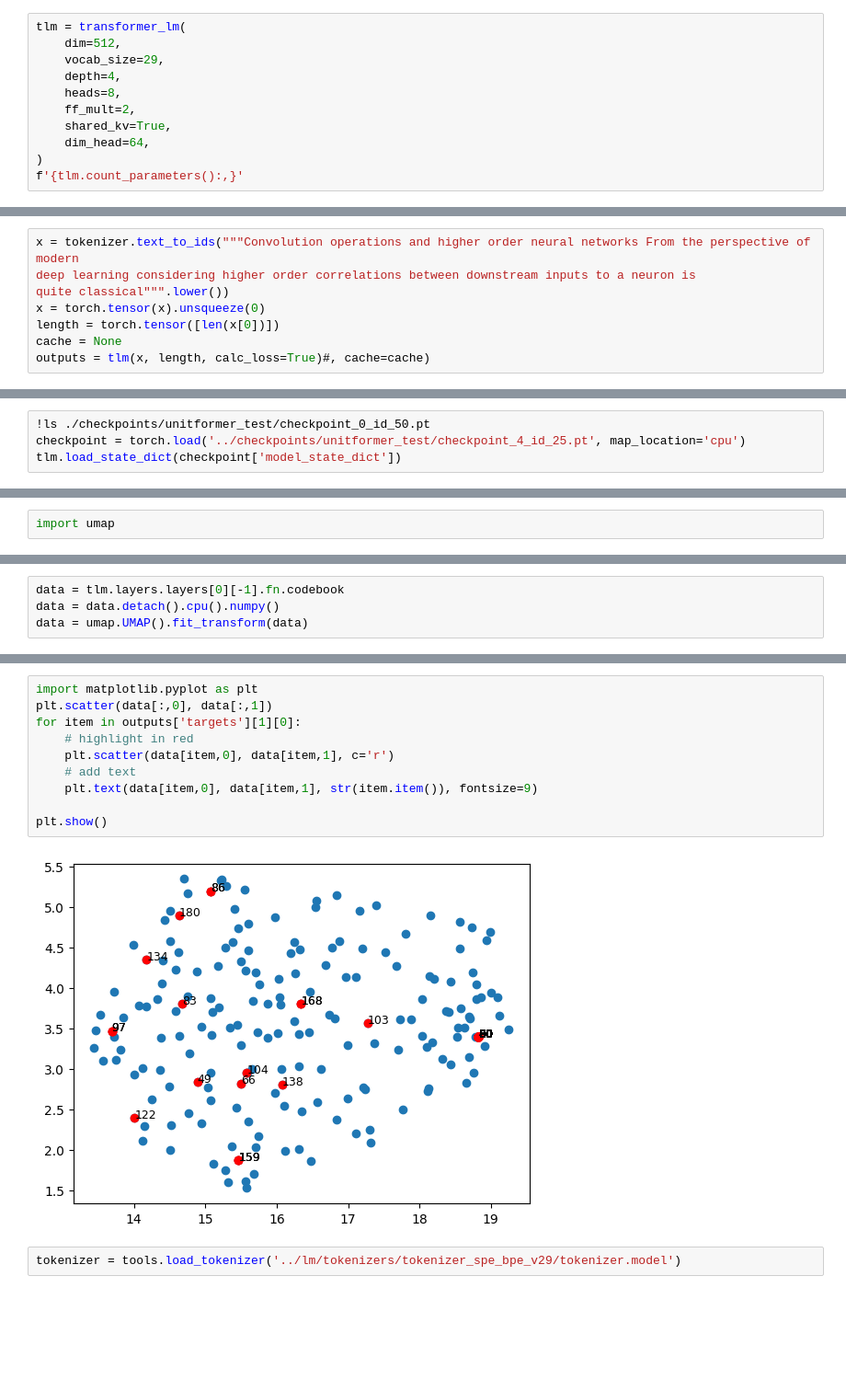
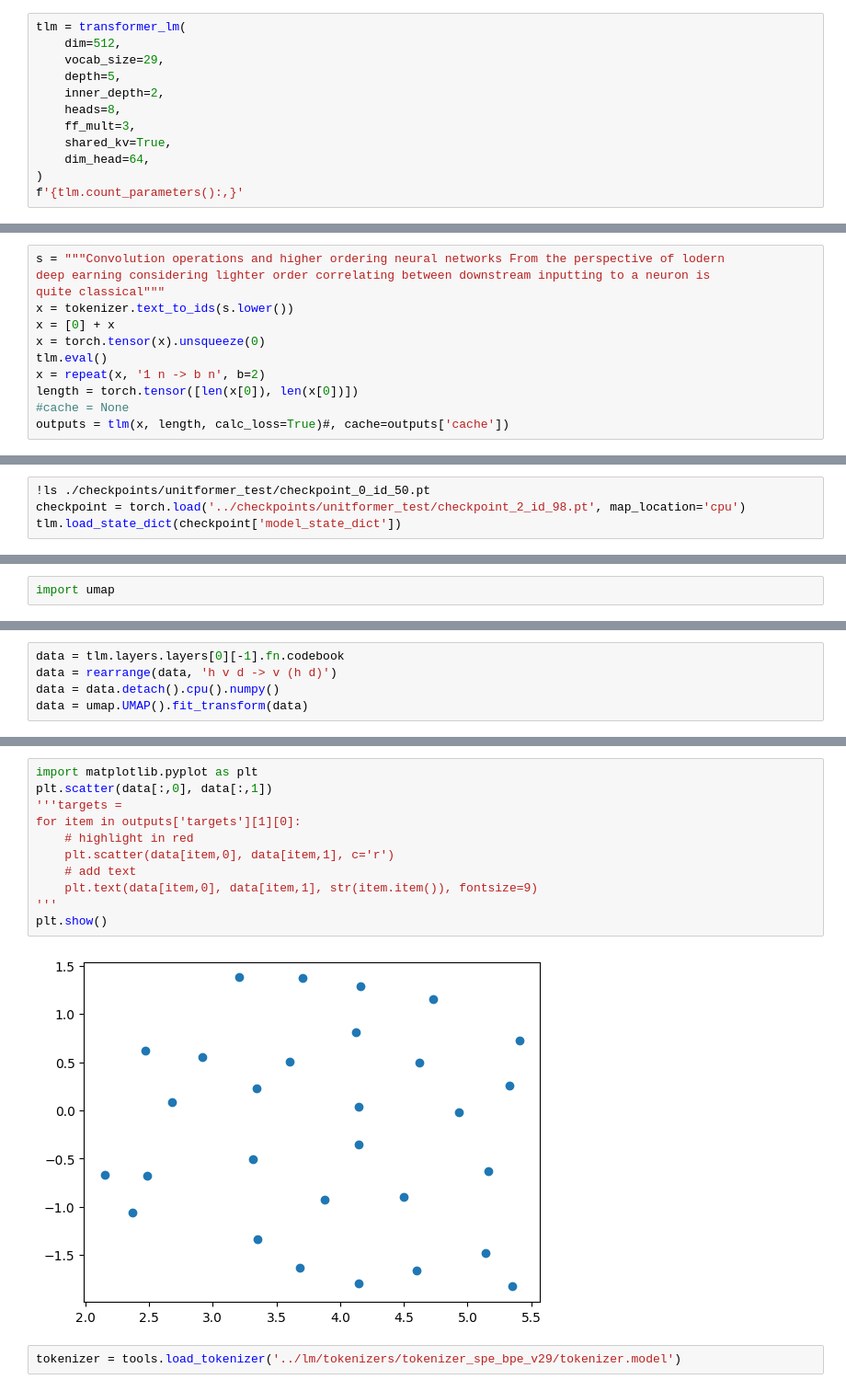
Before and after one commit to robflynnyh/asr_training_scripts, a Jupyter notebook: ipynbs/t.ipynb, the cells around one changed output, grey strips where cells are left out. Shown at 92% size. Cells and saved outputs as stored; diff of their text form; blank space fills up the shorter version.

Commit message:
unitformer working wooowowowo

```diff
--- a/ipynbs/t.ipynb
+++ b/ipynbs/t.ipynb
@@ -952,9 +1035,10 @@ class transformer_lm(nn.Module):
 tlm = transformer_lm(
     dim=512,
     vocab_size=29,
-    depth=4,
+    depth=5,
+    inner_depth=2,
     heads=8,
-    ff_mult=2,
+    ff_mult=3,
     shared_kv=True,
     dim_head=64,
 )
@@ -968,9 +1073,13 @@ v: 841
 # %%
-x = tokenizer.text_to_ids("""Convolution operations and higher order neural networks From the perspective of modern
-deep learning considering higher order correlations between downstream inputs to a neuron is
-quite classical""".lower())
+s = """Convolution operations and higher ordering neural networks From the perspective of lodern
+deep earning considering lighter order correlating between downstream inputting to a neuron is
+quite classical"""
+x = tokenizer.text_to_ids(s.lower())
+x = [0] + x
 x = torch.tensor(x).unsqueeze(0)
-length = torch.tensor([len(x[0])])
-cache = None
-outputs = tlm(x, length, calc_loss=True)#, cache=cache)
+tlm.eval()
+x = repeat(x, '1 n -> b n', b=2)
+length = torch.tensor([len(x[0]), len(x[0])])
+#cache = None
+outputs = tlm(x, length, calc_loss=True)#, cache=outputs['cache'])
 # %% [output]
@@ -978,6 +1091,6 @@ torch.Size([1, 196, 29])
 # %%
 !ls ./checkpoints/unitformer_test/checkpoint_0_id_50.pt
-checkpoint = torch.load('../checkpoints/unitformer_test/checkpoint_4_id_25.pt', map_location='cpu')
+checkpoint = torch.load('../checkpoints/unitformer_test/checkpoint_2_id_98.pt', map_location='cpu')
 tlm.load_state_dict(checkpoint['model_state_dict'])
 # %% [output]
 ls: cannot access './checkpoints/unitformer_test/checkpoint_0_id_50.pt': No such file or directory
@@ -993,4 +1110,5 @@ import umap
 # %%
 data = tlm.layers.layers[0][-1].fn.codebook
+data = rearrange(data, 'h v d -> v (h d)')
 data = data.detach().cpu().numpy()
 data = umap.UMAP().fit_transform(data)
@@ -1001,15 +1119,16 @@ data.shape
 # %%
 import matplotlib.pyplot as plt
 plt.scatter(data[:,0], data[:,1])
+'''targets =
 for item in outputs['targets'][1][0]:
     # highlight in red
     plt.scatter(data[item,0], data[item,1], c='r')
     # add text
     plt.text(data[item,0], data[item,1], str(item.item()), fontsize=9)
-
+'''
 plt.show()
 # %% [output]
-[figure, old version]
+[figure, new version]
 # %%
 tokenizer = tools.load_tokenizer('../lm/tokenizers/tokenizer_spe_bpe_v29/tokenizer.model')
 # %%
```
Also changed, not shown: parts of 33 cells of this notebook, 7 other files.
